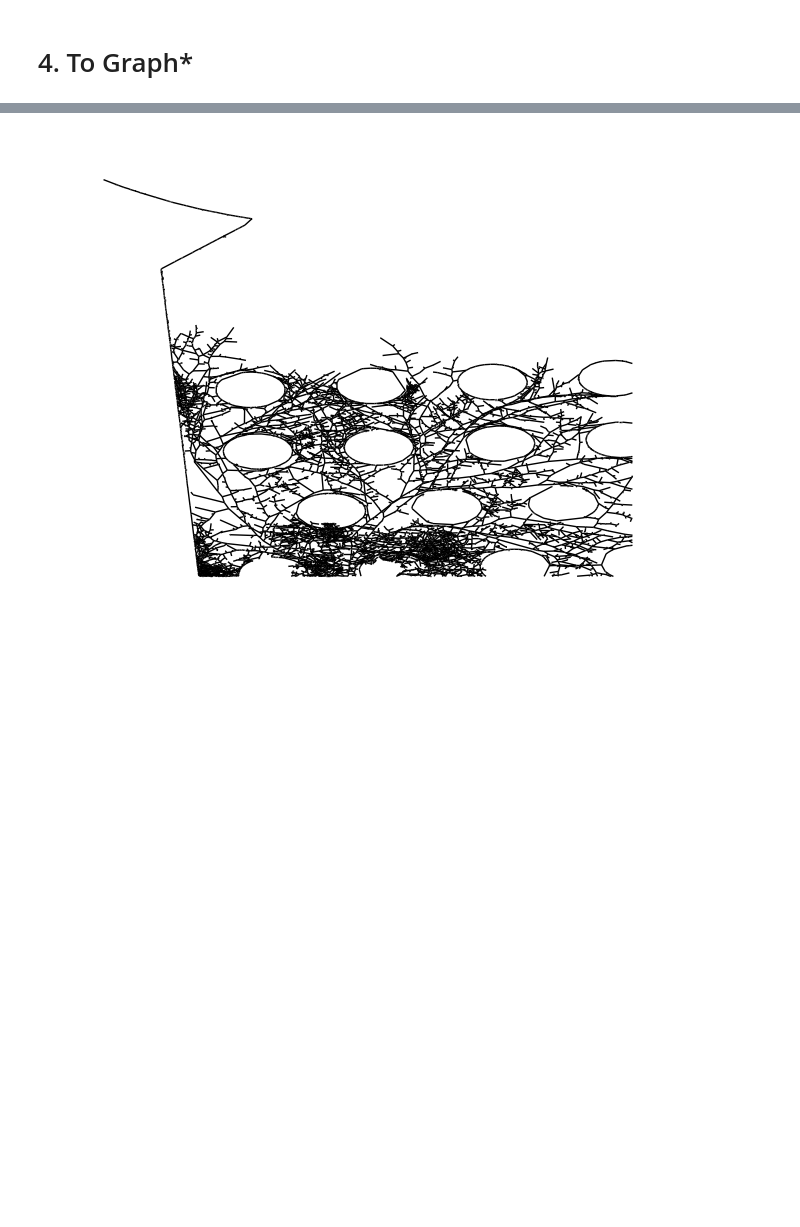
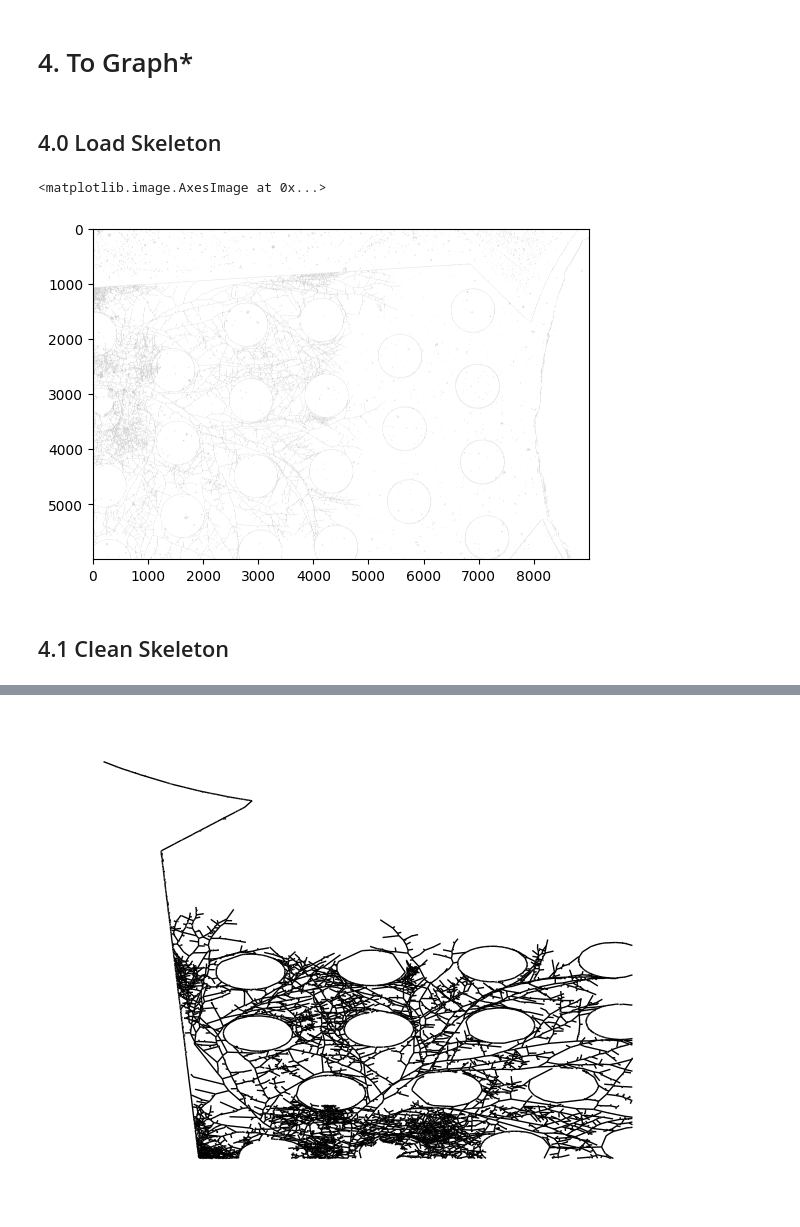
Before and after one commit to amin942001/STHype, a Jupyter notebook: examples/louis_extract_skel.ipynb, the cells around one changed output, grey strips where cells are left out. Saved outputs shown, nothing was run; the diff lists cells and outputs as text; code cells hidden in the pictures; blank space fills up the shorter version.

Commit message:
louis analysis

```diff
--- a/examples/louis_extract_skel.ipynb
+++ b/examples/louis_extract_skel.ipynb
@@ -302,3 +304,13 @@ frangi_pil.save("/home/ipausers/hamzaoui/Documents/Data/Louis_Segmentation/hat_o
 [figure]
 # %% [markdown]
 # 4. To Graph*
+# %% [markdown]
+## 4.0 Load Skeleton
+# %%
+skeleton = np.where(np.array(Image.open("/home/ipausers/hamzaoui/Documents/Data/Louis_Segmentation/hat_berfore_frangi_skeleton.jpeg"))>122, 0, 1)
+plt.imshow(1-skeleton, cmap=cmap)
+# %% [output]
+<matplotlib.image.AxesImage at 0x...>
+[figure, added]
+# %% [markdown]
+## 4.1 Clean Skeleton
```
Also changed, not shown: parts of 12 cells of this notebook, 1 other file.
